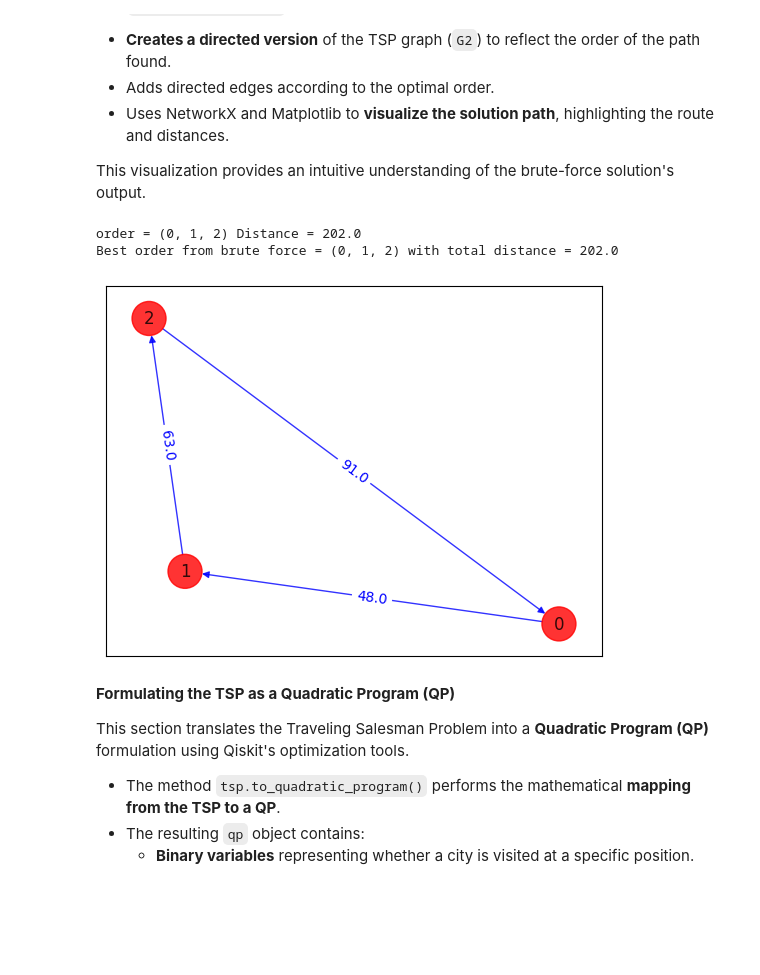
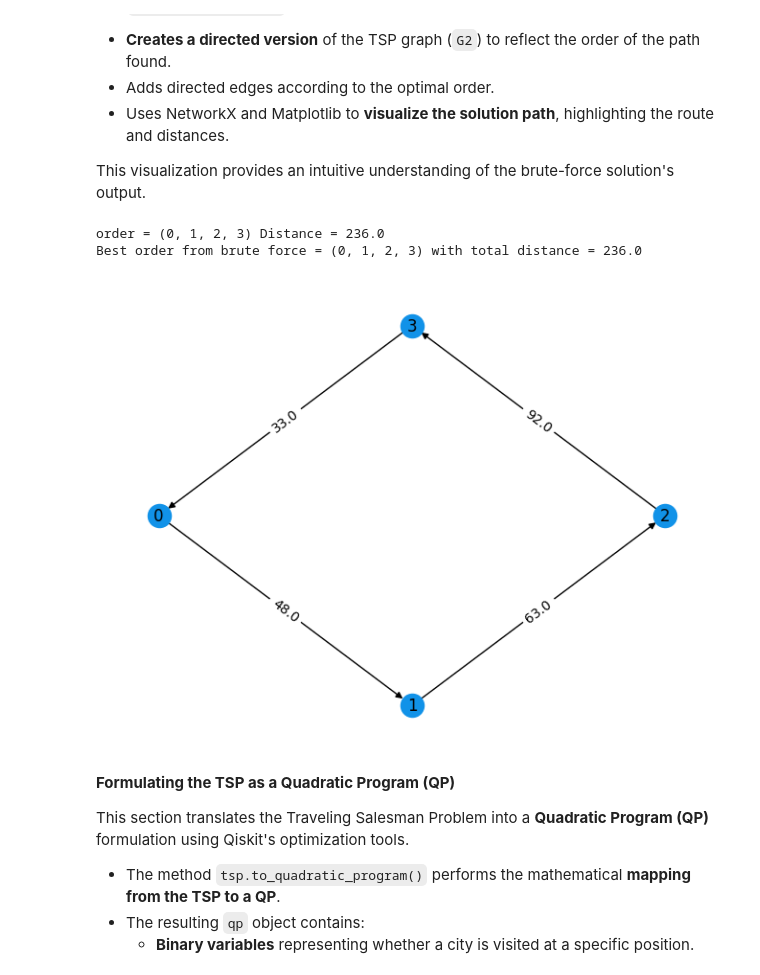
Before and after one commit to harishaseebat92/Quantum-Traveling-Salesman, a Jupyter notebook: Quantum Approach to TSP/QUBO Implementation with Libraries/Map_to_Ising.ipynb, the cells around one changed output. Saved outputs shown, nothing was run; the diff lists cells and outputs as text; code cells hidden in the pictures; blank space fills up the shorter version.

```diff
--- a/Quantum Approach to TSP/QUBO Implementation with Libraries/Map_to_Ising.ipynb
+++ b/Quantum Approach to TSP/QUBO Implementation with Libraries/Map_to_Ising.ipynb
@@ -191,14 +178,12 @@ This code block creates a simple Traveling Salesman Problem instance with 3 node
 This setup allows us to simulate and solve small TSP instances visually and computationally.
 # %%
 # Generating a graph of 3 nodes
-n = 3
+n = 4
 num_qubits = n**2
 tsp = Tsp.create_random_instance(n, seed=123)
 adj_matrix = nx.to_numpy_array(tsp.graph)
 print("distance\n", adj_matrix)
 
-colors = ["r" for node in tsp.graph.nodes]
-pos = [tsp.graph.nodes[node]["pos"] for node in tsp.graph.nodes]
-draw_graph(tsp.graph, colors, pos)
+draw_rx_graph(tsp.graph)  # no need to manually pass colors or pos
 # %% [output]
 distance
@@ -235,47 +221,57 @@ def brute_force_tsp(w, N):
     for i in a:
         distance = 0
         pre_j = 0
         for j in i:
             distance = distance + w[j, pre_j]
             pre_j = j
         distance = distance + w[pre_j, 0]
         order = (0,) + i
         if distance < last_best_distance:
             best_order = order
             last_best_distance = distance
             print("order = " + str(order) + " Distance = " + str(distance))
     return last_best_distance, best_order
 
 
 best_distance, best_order = brute_force_tsp(adj_matrix, n)
 print(
     "Best order from brute force = "
     + str(best_order)
     + " with total distance = "
     + str(best_distance)
 )
 
 
-def draw_tsp_solution(G, order, colors, pos):
-    G2 = nx.DiGraph()
-    G2.add_nodes_from(G)
+def draw_rx_tsp_solution(nx_graph, order, node_color="#1192E8"):
+    """
+    Draws the TSP solution path using Rustworkx.
+
+    Parameters:
+    - nx_graph: the original NetworkX graph (e.g., tsp.graph)
+    - order: list or tuple representing the path (e.g., from brute force)
+    - node_color: Hex color for nodes (default blue)
+    """
+    G_rx = rx.PyDiGraph()
+    G_rx.add_nodes_from(list(nx_graph.nodes))
+
+    # Add the ordered edges to the DiGraph with weights
     n = len(order)
     for i in range(n):
         j = (i + 1) % n
-        G2.add_edge(order[i], order[j], weight=G[order[i]][order[j]]["weight"])
-    default_axes = plt.axes(frameon=True)
-    nx.draw_networkx(
-        G2, node_color=colors, edge_color="b", node_size=600, alpha=0.8, ax=default_axes, pos=pos
-    )
-    edge_labels = nx.get_edge_attributes(G2, "weight")
-    nx.draw_networkx_edge_labels(G2, pos, font_color="b", edge_labels=edge_labels)
+        u = order[i]
+        v = order[j]
+        weight = nx_graph[u][v].get("weight", 1.0)
+        G_rx.add_edge(u, v, weight)
+
+    # Draw with node and edge labels
+    mpl_draw(G_rx, pos=rx.shell_layout(G_rx), with_labels=True, edge_labels=str, node_color=node_color)
 
 
-draw_tsp_solution(tsp.graph, best_order, colors, pos)
+draw_rx_tsp_solution(tsp.graph, best_order)
 # %% [output]
-order = (0, 1, 2) Distance = 202.0
-Best order from brute force = (0, 1, 2) with total distance = 202.0
+order = (0, 1, 2, 3) Distance = 236.0
+Best order from brute force = (0, 1, 2, 3) with total distance = 236.0
-[figure, old version]
+[figure, new version]
 # %% [markdown]
 **Formulating the TSP as a Quadratic Program (QP)**
 
```
Also changed, not shown: parts of 17 cells of this notebook.
